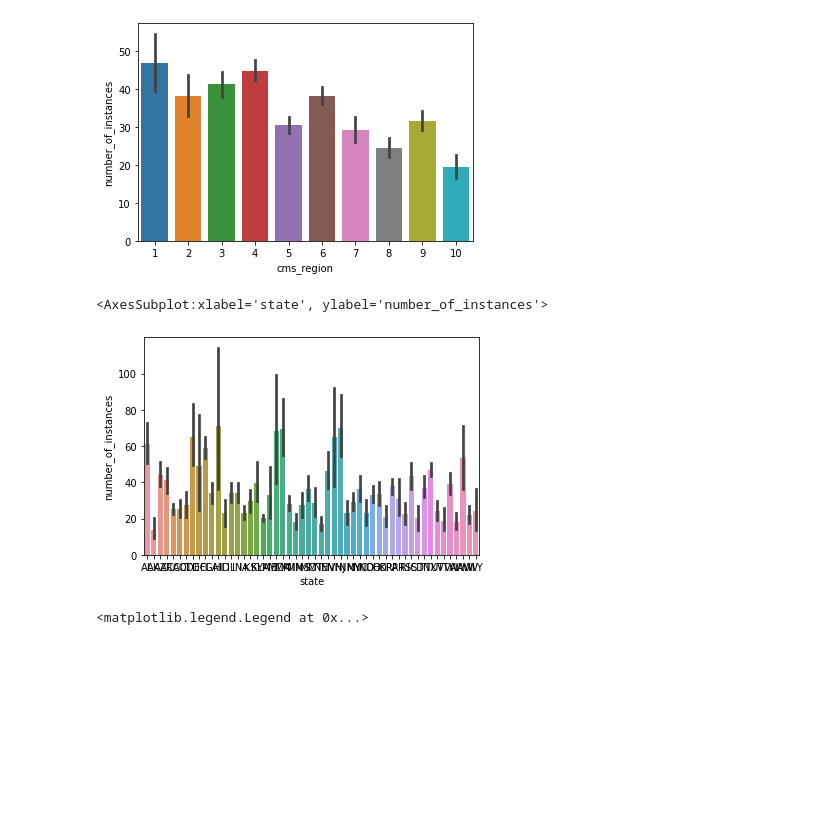
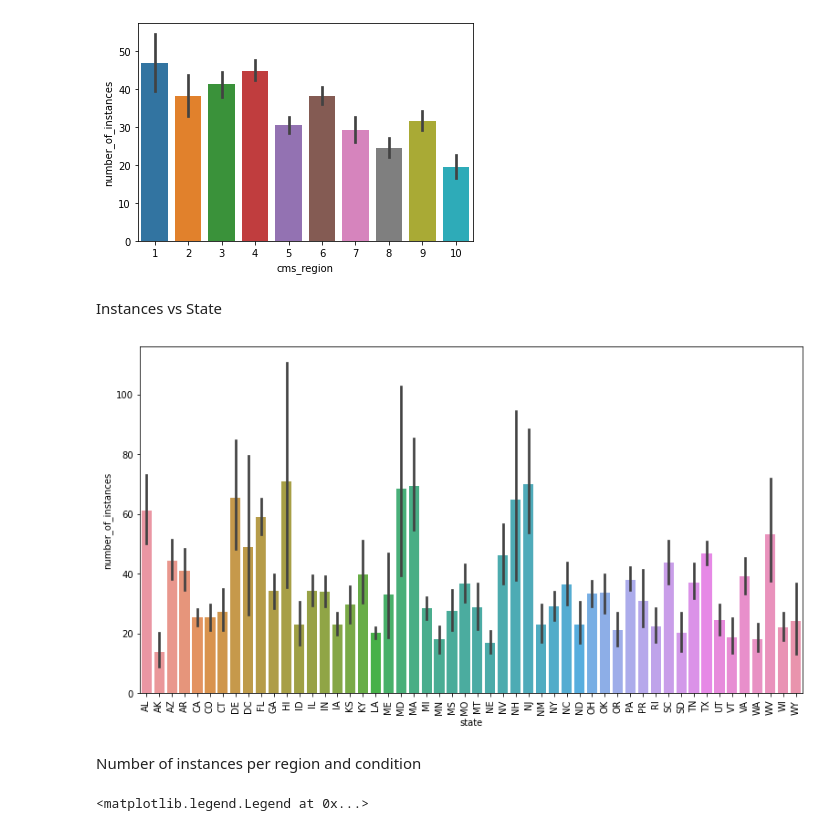
Before and after one commit to AJMartinezLlanes/medicare-inpatient-rehab-conditions, a Jupyter notebook: explore.ipynb, the cells around one changed output. Cells and saved outputs as stored; diff of their text form; code cells hidden in the pictures; blank space fills up the shorter version.

```diff
--- a/explore.ipynb
+++ b/explore.ipynb
@@ -43,11 +47,16 @@ sns.barplot(data= df, y='number_of_instances', x='cms_region')
 # %% [output]
 <AxesSubplot:xlabel='cms_region', ylabel='number_of_instances'>
 [figure]
+# %% [markdown]
+Instances vs State
 # %%
 sns.barplot(data= df, y='number_of_instances', x='state')
+plt.xticks(rotation=90)
+plt.show()
 # %% [output]
-<AxesSubplot:xlabel='state', ylabel='number_of_instances'>
-[figure, old version]
+[figure, new version]
+# %% [markdown]
+Number of instances per region and condition
 # %%
 ax = sns.barplot(data= df, y='number_of_instances', x='cms_region', hue='condition')
 plt.title('Number of Instances Vs. Region')
```
Also changed, not shown: parts of 47 cells of this notebook, 2 other files.
